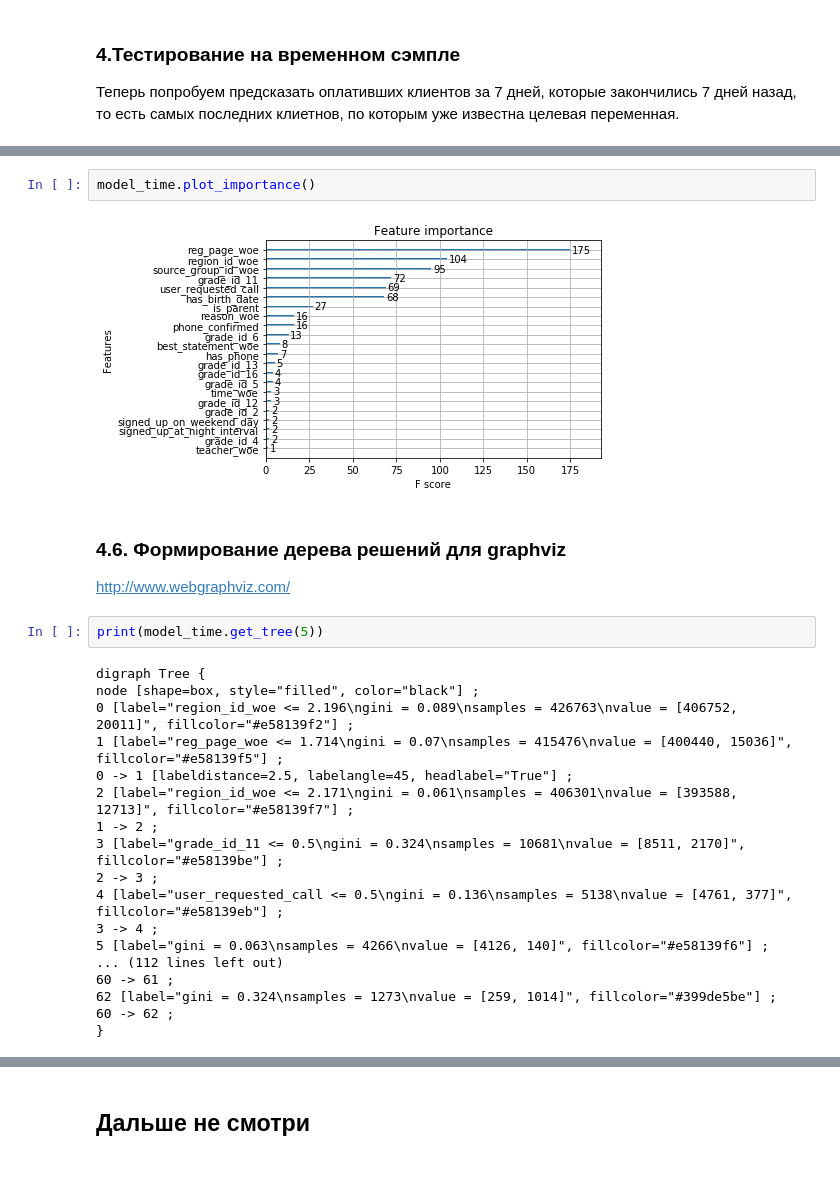
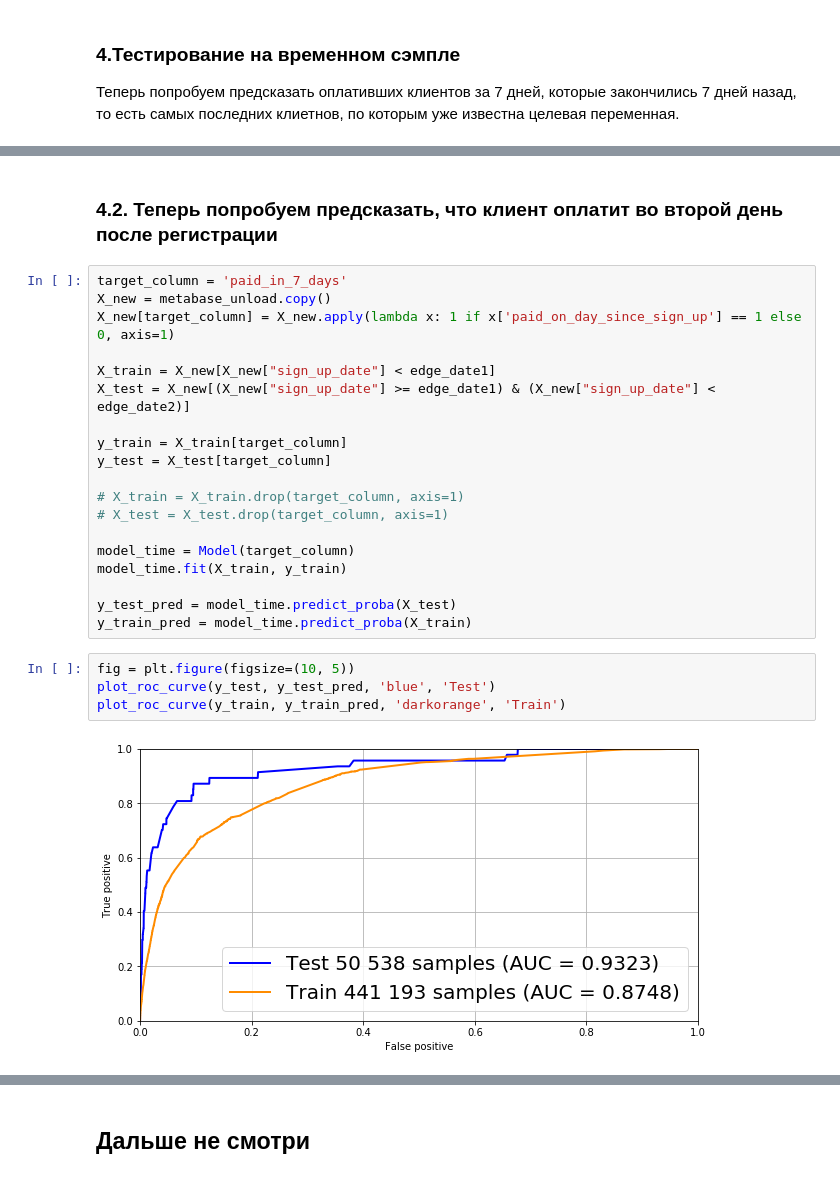
Before and after one commit to pastushenkoy/DataScientist, a Jupyter notebook: dip/model_new.ipynb, the cells around one changed output, grey strips where cells are left out. Drawn from its saved outputs; the diff is of its cells as text.

```diff
--- a/dip/model_new.ipynb
+++ b/dip/model_new.ipynb
@@ -461,27 +458,27 @@ plot_precision_recall(fig, y_train, y_train_pred, 'Train', 2, 2)
-# %%
-model_time.plot_importance()
-# %% [output]
-[figure, removed]
-# %% [markdown]
-### 4.6. Формирование дерева решений для graphviz
-http://www.webgraphviz.com/
-# %%
-print(model_time.get_tree(5))
-# %% [output]
-digraph Tree {
-node [shape=box, style="filled", color="black"] ;
-0 [label="region_id_woe <= 2.196\ngini = 0.089\nsamples = 426763\nvalue = [406752, 20011]", fillcolor="#e58139f2"] ;
-1 [label="reg_page_woe <= 1.714\ngini = 0.07\nsamples = 415476\nvalue = [400440, 15036]", fillcolor="#e58139f5"] ;
-0 -> 1 [labeldistance=2.5, labelangle=45, headlabel="True"] ;
-2 [label="region_id_woe <= 2.171\ngini = 0.061\nsamples = 406301\nvalue = [393588, 12713]", fillcolor="#e58139f7"] ;
-1 -> 2 ;
-3 [label="grade_id_11 <= 0.5\ngini = 0.324\nsamples = 10681\nvalue = [8511, 2170]", fillcolor="#e58139be"] ;
-2 -> 3 ;
-4 [label="user_requested_call <= 0.5\ngini = 0.136\nsamples = 5138\nvalue = [4761, 377]", fillcolor="#e58139eb"] ;
-3 -> 4 ;
-5 [label="gini = 0.063\nsamples = 4266\nvalue = [4126, 140]", fillcolor="#e58139f6"] ;
-... (112 lines left out)
-60 -> 61 ;
-62 [label="gini = 0.324\nsamples = 1273\nvalue = [259, 1014]", fillcolor="#399de5be"] ;
-60 -> 62 ;
-}
+# %% [markdown]
+### 4.2. Теперь попробуем предсказать, что клиент оплатит во второй день после регистрации
+# %%
+target_column = 'paid_in_7_days'
+X_new = metabase_unload.copy()
+X_new[target_column] = X_new.apply(lambda x: 1 if x['paid_on_day_since_sign_up'] == 1 else 0, axis=1)
+
+X_train = X_new[X_new["sign_up_date"] < edge_date1]
+X_test = X_new[(X_new["sign_up_date"] >= edge_date1) & (X_new["sign_up_date"] < edge_date2)]
+
+y_train = X_train[target_column]
+y_test = X_test[target_column]
+
+# X_train = X_train.drop(target_column, axis=1)
+# X_test = X_test.drop(target_column, axis=1)
+
+model_time = Model(target_column)
+model_time.fit(X_train, y_train)
+
+y_test_pred = model_time.predict_proba(X_test)
+y_train_pred = model_time.predict_proba(X_train)
+# %%
+fig = plt.figure(figsize=(10, 5))
+plot_roc_curve(y_test, y_test_pred, 'blue', 'Test')
+plot_roc_curve(y_train, y_train_pred, 'darkorange', 'Train')
+# %% [output]
+[figure, added]
```
Also changed, not shown: parts of 31 cells of this notebook.
